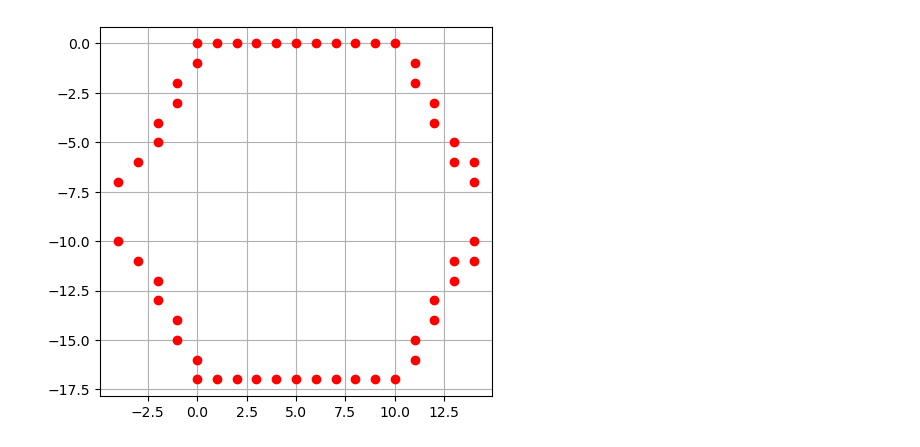
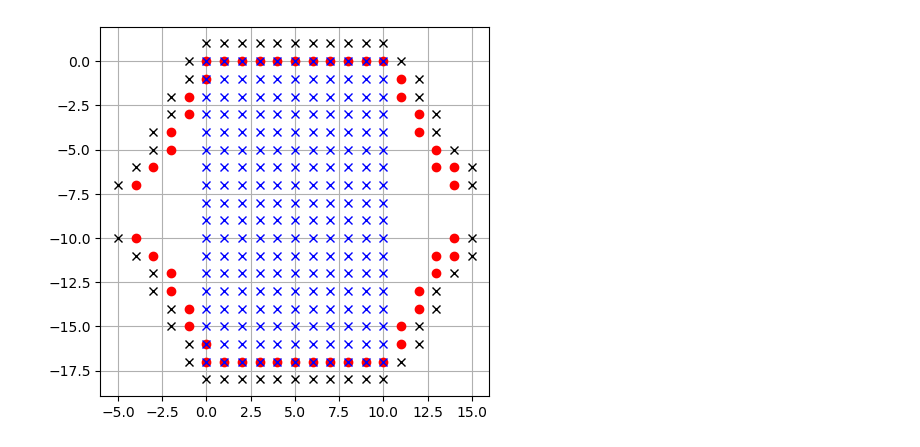
Before and after one commit to upschemistry/icecontinuum, a Jupyter notebook: 2024 - ethill/LatestandGreatest.ipynb, the cells around one changed output. Saved outputs shown, nothing was run; the diff lists cells and outputs as text; code cells hidden in the pictures.

```diff
--- a/2024 - ethill/LatestandGreatest.ipynb
+++ b/2024 - ethill/LatestandGreatest.ipynb
@@ -377,16 +377,16 @@ class PixelArray:
         plt.grid(True)
         for neumannpixel in self.pixellist_edge:
             plt.plot(neumannpixel.ix,neumannpixel.iy, 'ro')
-#         for neumannpixel in self.pixellist_outside:
-#             plt.plot(neumannpixel.ix, neumannpixel.iy, 'kx')
-#         for neumannpixel in self.pixellist_fill:
-#             plt.plot(neumannpixel.ix,neumannpixel.iy, 'kx')
+        for neumannpixel in self.pixellist_outside:
+            plt.plot(neumannpixel.ix, neumannpixel.iy, 'kx')
+        for neumannpixel in self.pixellist_fill:
+            plt.plot(neumannpixel.ix,neumannpixel.iy, 'bx')
 # %%
 pixelarray1 = PixelArray()
 pixelarray1.make_edgearray(10)
-# pixelarray1.make_outsidearray(10)
-# pixelarray1.make_fillarray(10)
+pixelarray1.make_outsidearray(10)
+pixelarray1.make_fillarray(10)
 pixelarray1.plot()
 # pixelarray1.report_fluxes()
 # %% [output]
-[figure, old version]
+[figure, new version]
```
Also changed, not shown: parts of 1 cell of this notebook.
